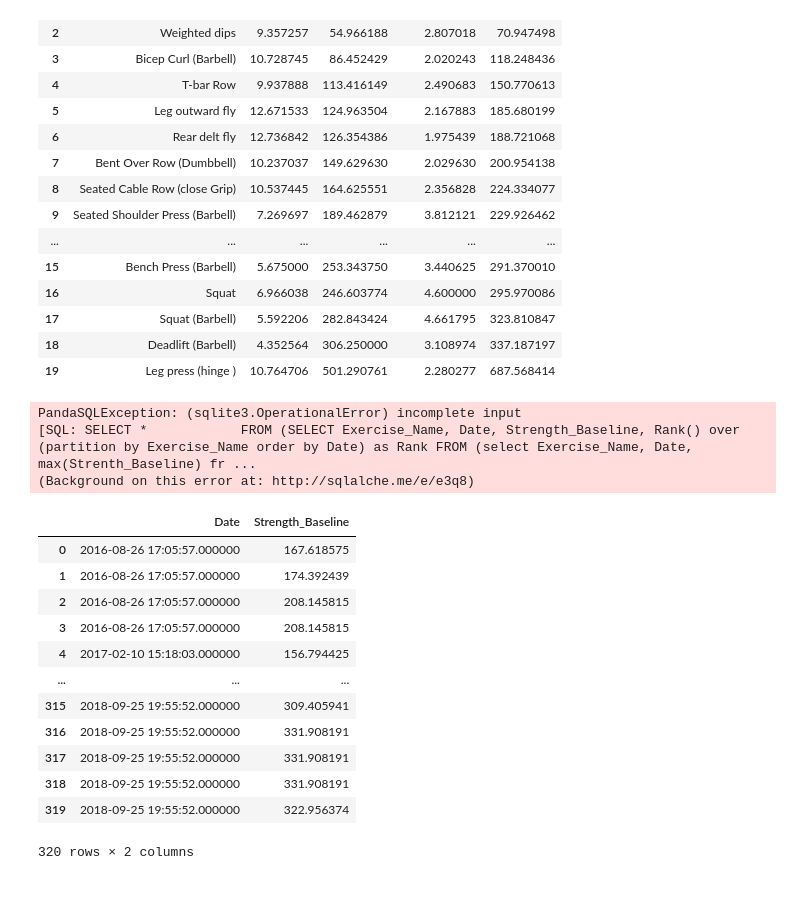
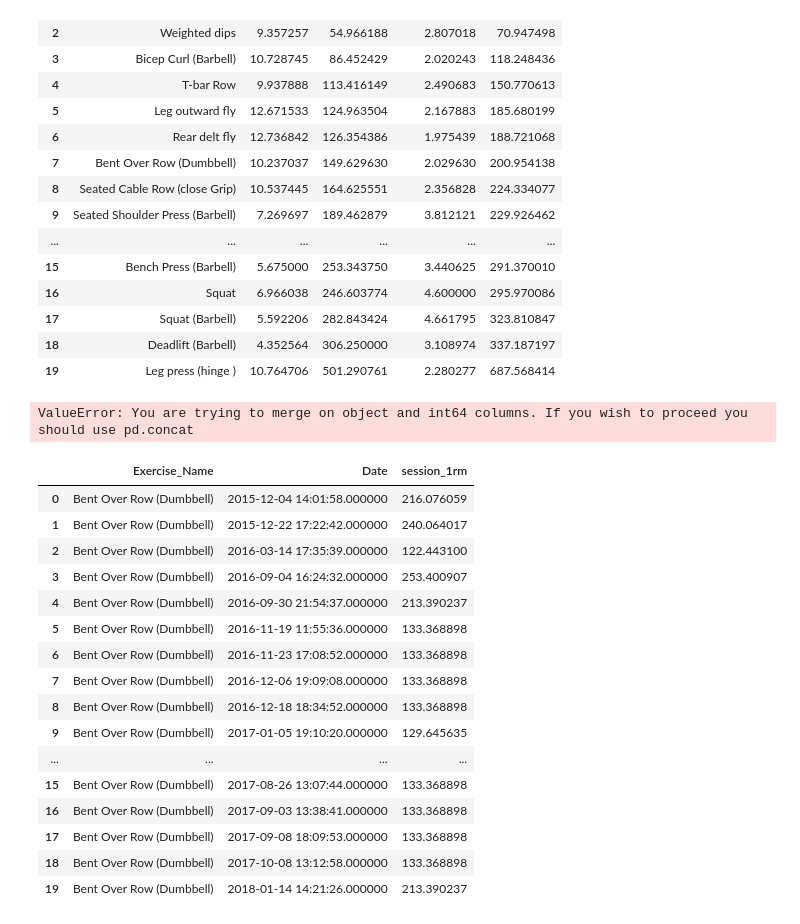
Before and after one commit to aidanberry12/Weight_Training_Exploratory_Analysis, a Jupyter notebook: Weight_Training_Analysis_Notebook.ipynb, the cells around one changed output. Cells and saved outputs as stored; diff of their text form; code cells hidden in the pictures; blank space fills up the shorter version.

```diff
--- a/Weight_Training_Analysis_Notebook.ipynb
+++ b/Weight_Training_Analysis_Notebook.ipynb
@@ -317,31 +317,38 @@ exercise_progression
 | 17 | Squat (Barbell) | 5.592206 | 282.843424 | 4.661795 | 323.810847 |
 | 18 | Deadlift (Barbell) | 4.352564 | 306.250000 | 3.108974 | 337.187197 |
 | 19 | Leg press (hinge ) | 10.764706 | 501.290761 | 2.280277 | 687.568414 |
-# %%
-sqldf("SELECT * \
-           FROM (SELECT Exercise_Name, Date, Strength_Baseline, Rank() over (partition by Exercise_Name order by Date) as Rank FROM df) \
-           WHERE Rank <=5 and Exercise_Name in (SELECT Exercise_Name FROM df GROUP BY 1 HAVING count(Exercise_Name)>=135) \
-           LIMIT 20")
-
-# need to group the multiple sets of same exercise on same date by date and grab the working set with the highest 1rm
-# %% [output]
-PandaSQLException: (sqlite3.OperationalError) incomplete input
-[SQL: SELECT *            FROM (SELECT Exercise_Name, Date, Strength_Baseline, Rank() over (partition by Exercise_Name order by Date) as Rank FROM (select Exercise_Name, Date, max(Strenth_Baseline) fr ...
-(Background on this error at: http://sqlalche.me/e/e3q8)
-# %%
-sqldf("Select Date, Strength_Baseline from df where Exercise_Name = 'Bench Press (Barbell)' order by Date")
-# %% [output]
-|  | Date | Strength_Baseline |
-| 0 | 2016-08-26 17:05:57.000000 | 167.618575 |
-| 1 | 2016-08-26 17:05:57.000000 | 174.392439 |
-| 2 | 2016-08-26 17:05:57.000000 | 208.145815 |
-| 3 | 2016-08-26 17:05:57.000000 | 208.145815 |
-| 4 | 2017-02-10 15:18:03.000000 | 156.794425 |
-| ... | ... | ... |
-| 315 | 2018-09-25 19:55:52.000000 | 309.405941 |
-| 316 | 2018-09-25 19:55:52.000000 | 331.908191 |
-| 317 | 2018-09-25 19:55:52.000000 | 331.908191 |
-| 318 | 2018-09-25 19:55:52.000000 | 331.908191 |
-| 319 | 2018-09-25 19:55:52.000000 | 322.956374 |
-320 rows × 2 columns
+# %%
+grouped_sets_tbl = sqldf("Select Exercise_Name, Date, max(Strength_Baseline) as session_1rm from df where Exercise_Name in (SELECT Exercise_Name FROM df GROUP BY 1 HAVING count(Exercise_Name)>=135) group by 1,2 order by Date")
+starting_strength_top_20 = sqldf("SELECT Exercise_Name, avg(session_1rm) as starting_1rm \
+      FROM (SELECT Exercise_Name, Date, session_1rm, Rank() over (partition by Exercise_Name order by Date) as Rank FROM grouped_sets_tbl) \
+           WHERE Rank <=5 \
+      GROUP BY 1")
+ending_strength_top_20 = sqldf("SELECT Exercise_Name, avg(session_1rm) as final_1rm \
+      FROM (SELECT Exercise_Name, Date, session_1rm, Rank() over (partition by Exercise_Name order by Date desc) as Rank FROM grouped_sets_tbl) \
+           WHERE Rank <=5 \
+      GROUP BY 1")
+starting_strength_top_20.join(ending_strength_top_20, on = 'Exercise_Name')
+# need to group the multiple sets of same exercise on same date by date and grab the working set with the highest 1rm
+# %% [output]
+ValueError: You are trying to merge on object and int64 columns. If you wish to proceed you should use pd.concat
+# %%
+sqldf("Select Exercise_Name, Date, max(Strength_Baseline) as session_1rm from df where Exercise_Name in (SELECT Exercise_Name FROM df GROUP BY 1 HAVING count(Exercise_Name)>=135) and Exercise_Name = 'Bent Over Row (Dumbbell)' group by 1,2 order by Date limit 20")
+# %% [output]
+|  | Exercise_Name | Date | session_1rm |
+| 0 | Bent Over Row (Dumbbell) | 2015-12-04 14:01:58.000000 | 216.076059 |
+| 1 | Bent Over Row (Dumbbell) | 2015-12-22 17:22:42.000000 | 240.064017 |
+| 2 | Bent Over Row (Dumbbell) | 2016-03-14 17:35:39.000000 | 122.443100 |
+| 3 | Bent Over Row (Dumbbell) | 2016-09-04 16:24:32.000000 | 253.400907 |
+| 4 | Bent Over Row (Dumbbell) | 2016-09-30 21:54:37.000000 | 213.390237 |
+| 5 | Bent Over Row (Dumbbell) | 2016-11-19 11:55:36.000000 | 133.368898 |
+| 6 | Bent Over Row (Dumbbell) | 2016-11-23 17:08:52.000000 | 133.368898 |
+| 7 | Bent Over Row (Dumbbell) | 2016-12-06 19:09:08.000000 | 133.368898 |
+| 8 | Bent Over Row (Dumbbell) | 2016-12-18 18:34:52.000000 | 133.368898 |
+| 9 | Bent Over Row (Dumbbell) | 2017-01-05 19:10:20.000000 | 129.645635 |
+| ... | ... | ... | ... |
+| 15 | Bent Over Row (Dumbbell) | 2017-08-26 13:07:44.000000 | 133.368898 |
+| 16 | Bent Over Row (Dumbbell) | 2017-09-03 13:38:41.000000 | 133.368898 |
+| 17 | Bent Over Row (Dumbbell) | 2017-09-08 18:09:53.000000 | 133.368898 |
+| 18 | Bent Over Row (Dumbbell) | 2017-10-08 13:12:58.000000 | 133.368898 |
+| 19 | Bent Over Row (Dumbbell) | 2018-01-14 14:21:26.000000 | 213.390237 |
 # %%
```
Also changed, not shown: parts of 2 cells of this notebook.
